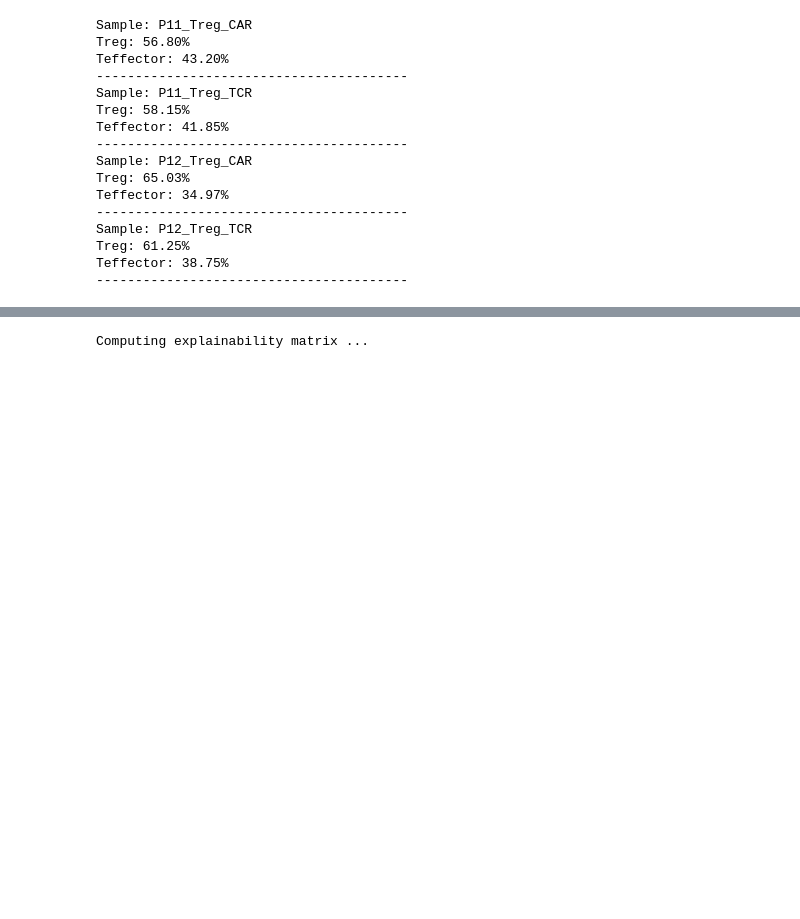
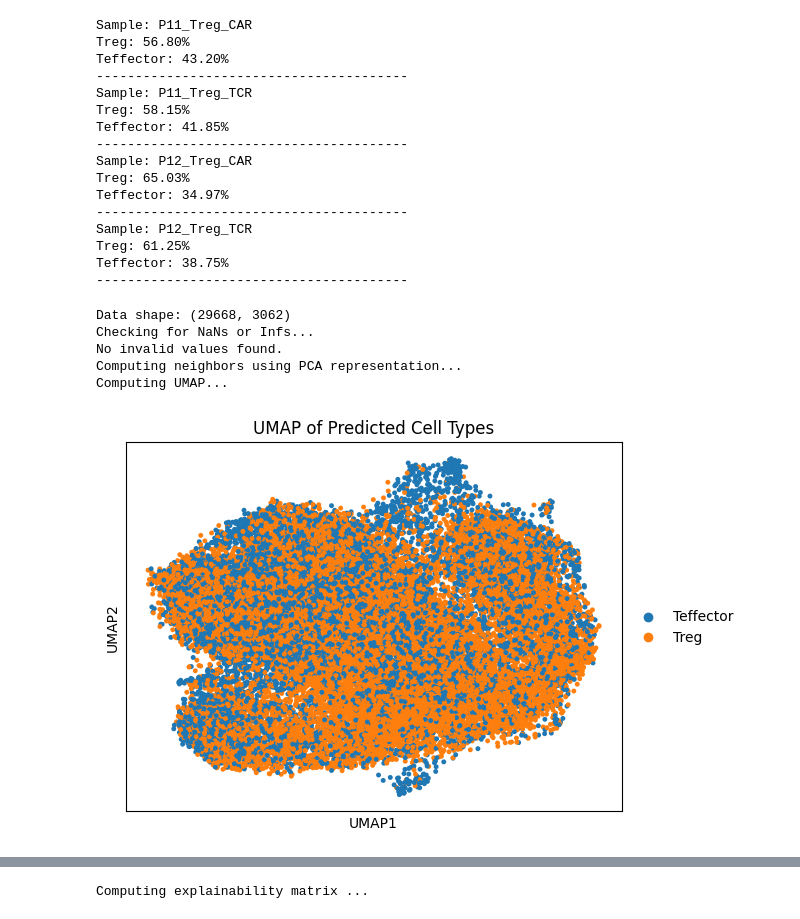
Before and after one commit to Zoezabetian/capstone, a Jupyter notebook: predict.ipynb, the cells around one changed output, grey strips where cells are left out. Saved outputs shown, nothing was run; the diff lists cells and outputs as text; code cells hidden in the pictures; blank space fills up the shorter version.

Commit message:
Add EDA notebook and predictions py file. Updating predict notebook.

```diff
--- a/predict.ipynb
+++ b/predict.ipynb
@@ -286,3 +286,47 @@ Sample: P12_Treg_TCR
 Treg: 61.25%
 Teffector: 38.75%
 ----------------------------------------
+# %%
+import scanpy as sc
+import numpy as np
+
+# Check data shape
+print("Data shape:", filtered_wend_adata.shape)
+
+# Check for invalid values
+print("Checking for NaNs or Infs...")
+if np.any(np.isnan(filtered_wend_adata.X)) or np.any(np.isinf(filtered_wend_adata.X)):
+    print("Invalid values found. Fixing...")
+    filtered_wend_adata.X[np.isnan(filtered_wend_adata.X)] = 0
+    filtered_wend_adata.X[np.isinf(filtered_wend_adata.X)] = np.nanmax(filtered_wend_adata.X[np.isfinite(filtered_wend_adata.X)])
+else:
+    print("No invalid values found.")
+
+# Check PCA
+if "X_pca" not in filtered_wend_adata.obsm.keys():
+    print("PCA not computed. Computing PCA...")
+    sc.tl.pca(filtered_wend_adata)
+    print("PCA computed.")
+
+# Compute neighbors
+print("Computing neighbors using PCA representation...")
+sc.pp.neighbors(filtered_wend_adata, n_neighbors=15, use_rep="X_pca")
+
+# Compute UMAP
+print("Computing UMAP...")
+sc.tl.umap(filtered_wend_adata)
+
+# Plot UMAP
+sc.pl.umap(
+    filtered_wend_adata,
+    color="cell_predictions",
+    title="UMAP of Predicted Cell Types",
+    size=50
+)
+# %% [output]
+Data shape: (29668, 3062)
+Checking for NaNs or Infs...
+No invalid values found.
+Computing neighbors using PCA representation...
+Computing UMAP...
+[figure, added]
```
Also changed, not shown: parts of 4 cells of this notebook, 2 other files.
